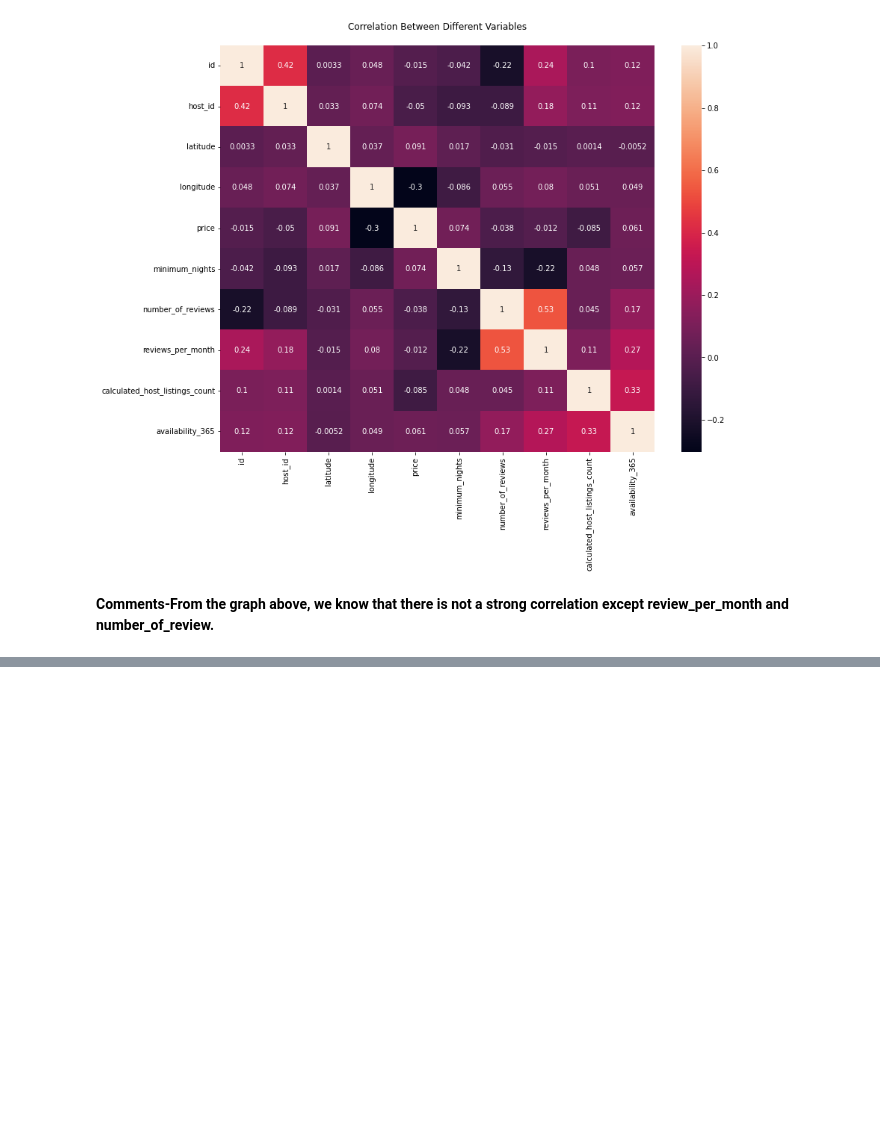
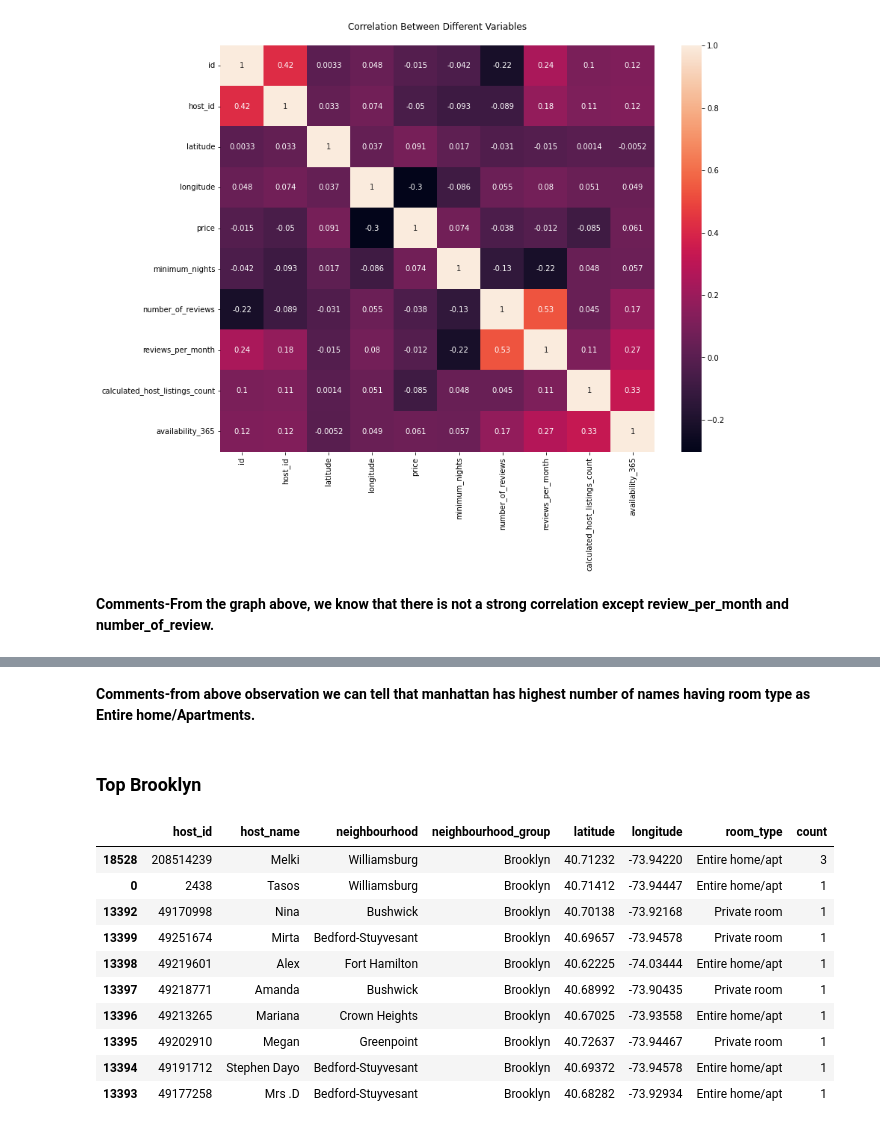
Before and after one commit to KaiwalyaZ/Airbnb-booking-analysis, a Jupyter notebook: Airbnb_Booking_Analysis_Kaiwalya.ipynb, the cells around one changed output, grey strips where cells are left out. Saved outputs shown, nothing was run; the diff lists cells and outputs as text; code cells hidden in the pictures; blank space fills up the shorter version.

```diff
--- a/Airbnb_Booking_Analysis_Kaiwalya.ipynb
+++ b/Airbnb_Booking_Analysis_Kaiwalya.ipynb
@@ -229,0 +346,20 @@ plt.show()
+# %% [markdown]
+**Comments-from above observation we can tell that manhattan has highest number of names having room type as Entire home/Apartments.**
+# %% [markdown]
+### **Top Brooklyn**
+# %%
+Brooklyn = ABA[ABA['neighbourhood_group']=='Brooklyn']
+list_Brooklyn = Brooklyn.groupby(['host_id','host_name','neighbourhood','neighbourhood_group','latitude','longitude','room_type']).size().reset_index(name='count').sort_values(by=['count'],ascending=False)
+list_Brooklyn.head(10)
+# %% [output]
+|  | host_id | host_name | neighbourhood | neighbourhood_group | latitude | longitude | room_type | count |
+| 18528 | 208514239 | Melki | Williamsburg | Brooklyn | 40.71232 | -73.94220 | Entire home/apt | 3 |
+| 0 | 2438 | Tasos | Williamsburg | Brooklyn | 40.71412 | -73.94447 | Entire home/apt | 1 |
+| 13392 | 49170998 | Nina | Bushwick | Brooklyn | 40.70138 | -73.92168 | Private room | 1 |
+| 13399 | 49251674 | Mirta | Bedford-Stuyvesant | Brooklyn | 40.69657 | -73.94578 | Private room | 1 |
+| 13398 | 49219601 | Alex | Fort Hamilton | Brooklyn | 40.62225 | -74.03444 | Entire home/apt | 1 |
+| 13397 | 49218771 | Amanda | Bushwick | Brooklyn | 40.68992 | -73.90435 | Private room | 1 |
+| 13396 | 49213265 | Mariana | Crown Heights | Brooklyn | 40.67025 | -73.93558 | Entire home/apt | 1 |
+| 13395 | 49202910 | Megan | Greenpoint | Brooklyn | 40.72637 | -73.94467 | Private room | 1 |
+| 13394 | 49191712 | Stephen Dayo | Bedford-Stuyvesant | Brooklyn | 40.69372 | -73.94578 | Entire home/apt | 1 |
+| 13393 | 49177258 | Mrs .D | Bedford-Stuyvesant | Brooklyn | 40.68282 | -73.92934 | Entire home/apt | 1 |
```
Also changed, not shown: parts of 14 cells of this notebook.
